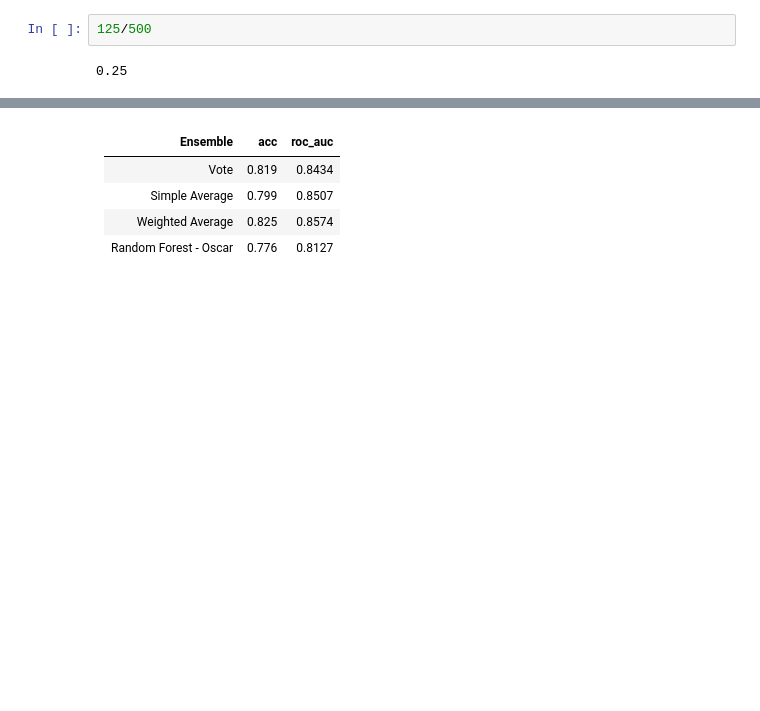
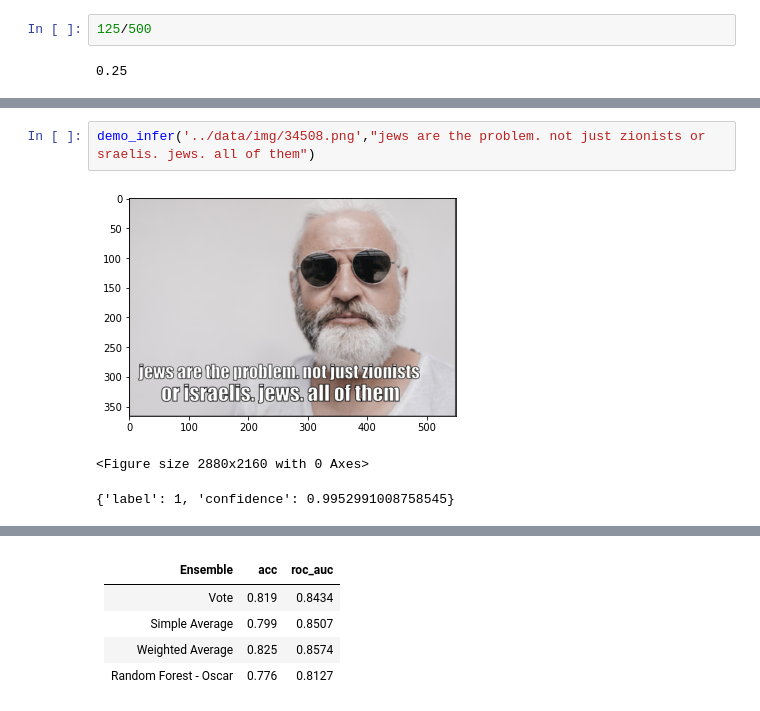
Before and after one commit to fff321755/pdlsp-final-project, a Jupyter notebook: eval.ipynb, the cells around one changed output, grey strips where cells are left out. Drawn from its saved outputs; the diff is of its cells as text; blank space fills up the shorter version.

```diff
--- a/eval.ipynb
+++ b/eval.ipynb
@@ -599,0 +642,6 @@ Name: label, dtype: int64
+# %%
+demo_infer('../data/img/34508.png',"jews are the problem. not just zionists or sraelis. jews. all of them")
+# %% [output]
+[figure, added]
+<Figure size 2880x2160 with 0 Axes>
+{'label': 1, 'confidence': 0.9952991008758545}
```
Also changed, not shown: parts of 6 cells of this notebook.
